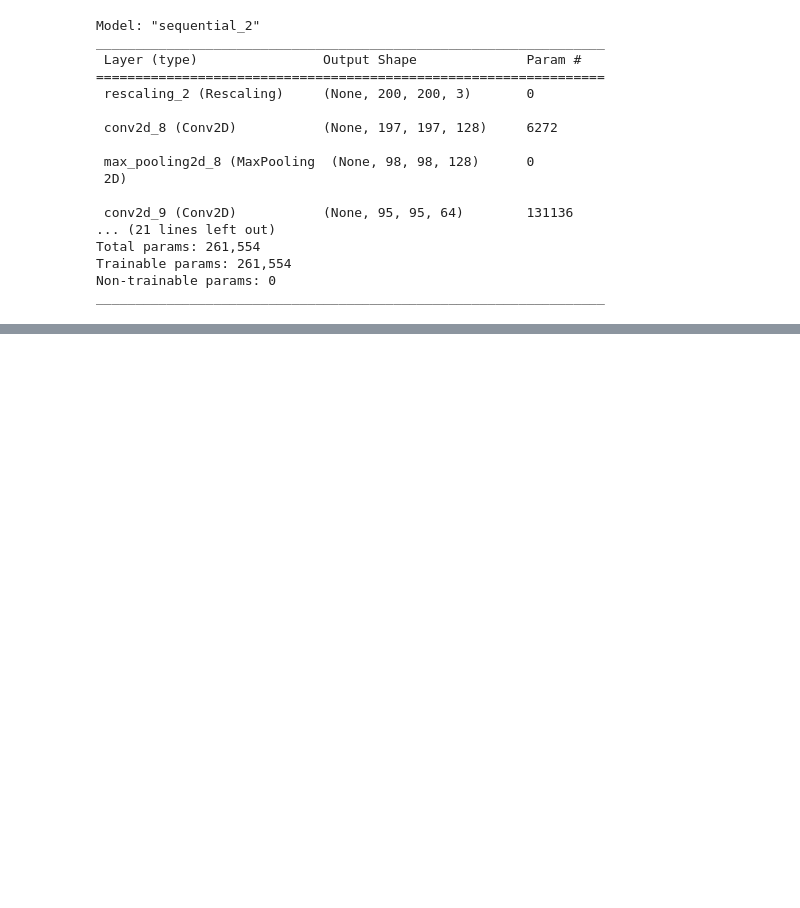
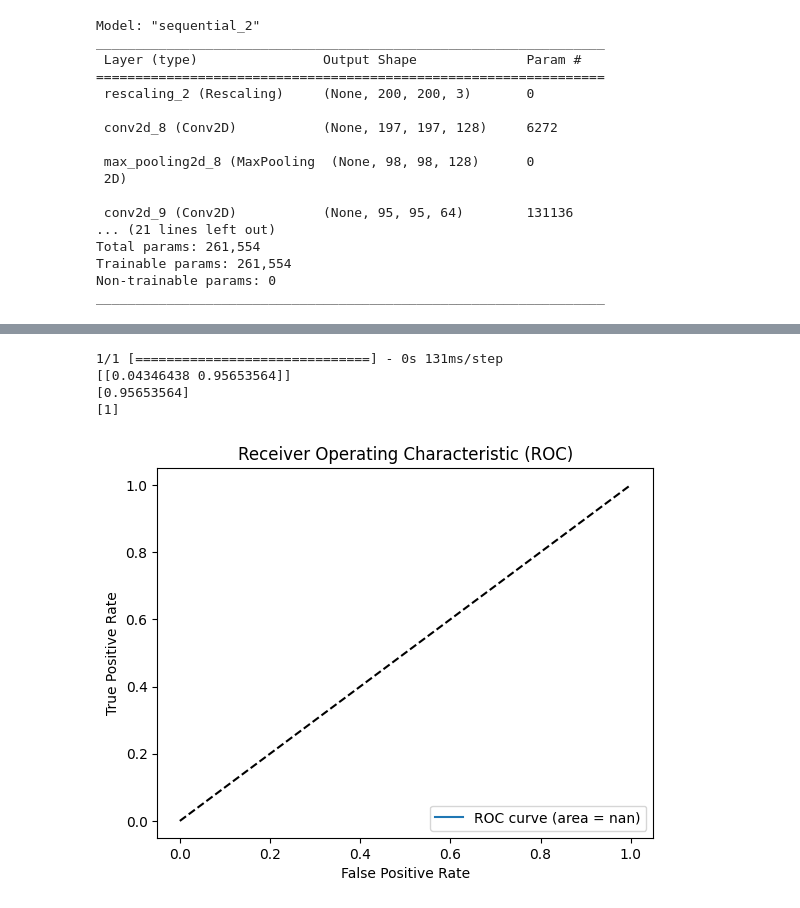
Before and after one commit to ayarii/learner-engagement, a Jupyter notebook: learner_'s_engagement.ipynb, the cells around one changed output, grey strips where cells are left out. Cells and saved outputs as stored; diff of their text form; code cells hidden in the pictures; blank space fills up the shorter version.

```diff
--- a/learner_'s_engagement.ipynb
+++ b/learner_'s_engagement.ipynb
@@ -220,0 +221,33 @@ Learner Engaged!
+# %%
+from sklearn.metrics import roc_curve, auc
+
+# Collecte des prédictions du modèle pour les exemples de test
+predictions = model.predict(img_to_predict)
+print(predictions)
+# Extraction des probabilités des classes positives (classe d'intérêt)
+positive_probs = predictions[:, 1]
+print(positive_probs)
+# Obtention des étiquettes réelles des exemples de test
+labels = np.array([1])
+print(labels)
+# Calcul des taux de faux positifs et de vrais positifs
+fpr, tpr, thresholds = roc_curve(labels, positive_probs)
+
+# Calcul de l'AUC (Area Under the Curve)
+auc_score = auc(fpr, tpr)
+
+# Tracé de la courbe ROC
+plt.figure()
+plt.plot(fpr, tpr, label='ROC curve (area = %0.2f)' % auc_score)
+plt.plot([0, 1], [0, 1], 'k--')  # Ligne diagonale en pointillés représentant une performance aléatoire
+plt.xlabel('False Positive Rate')
+plt.ylabel('True Positive Rate')
+plt.title('Receiver Operating Characteristic (ROC)')
+plt.legend(loc='lower right')
+plt.show()
+# %% [output]
+1/1 [==============================] - 0s 131ms/step
+[[0.04346438 0.95653564]]
+[0.95653564]
+[1]
+[figure, added]
```
Also changed, not shown: parts of 1 cell of this notebook.
